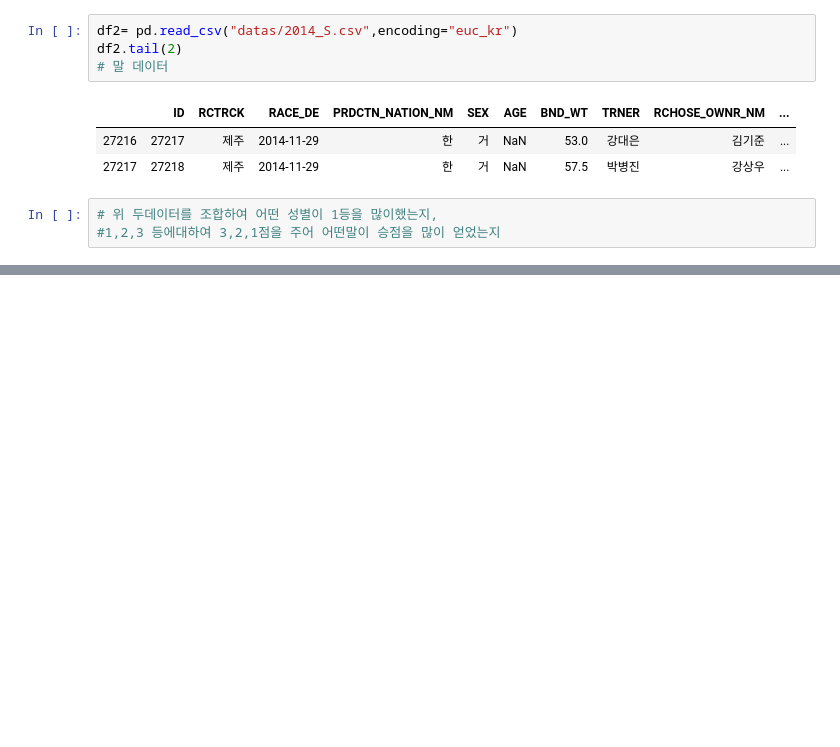
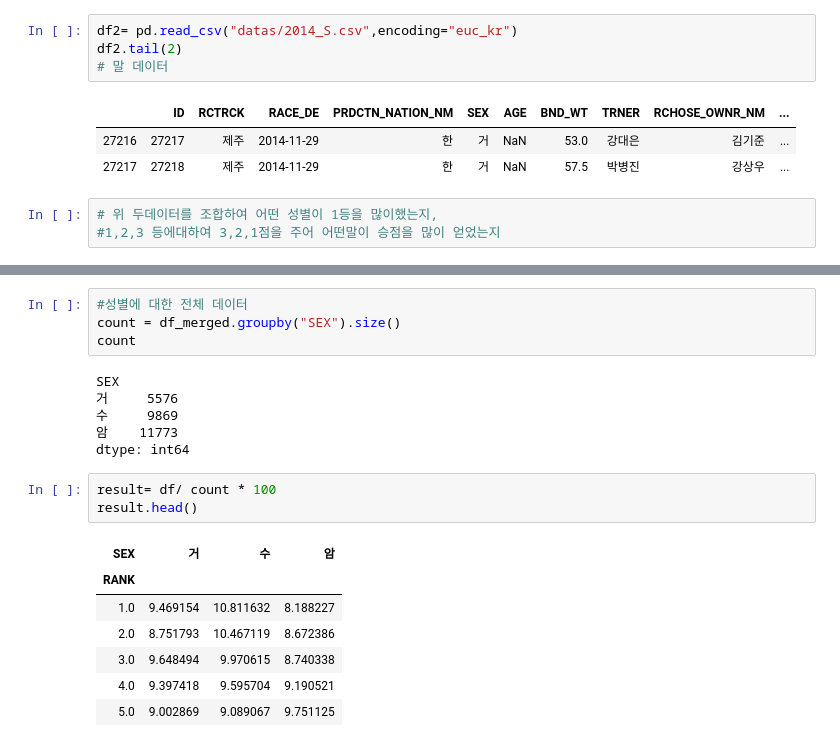
Before and after one commit to wjstkdgns93/study_data, a Jupyter notebook: study_ipython/code/02numpy/02.pandes.ipynb, the cells around one changed output, grey strips where cells are left out. Drawn from its saved outputs; the diff is of its cells as text; blank space fills up the shorter version.

```diff
--- a/study_ipython/code/02numpy/02.pandes.ipynb
+++ b/study_ipython/code/02numpy/02.pandes.ipynb
@@ -769,0 +791,21 @@ df2.tail(2)
+# %%
+#성별에 대한 전체 데이터
+count = df_merged.groupby("SEX").size()
+count
+# %% [output]
+SEX
+거     5576
+수     9869
+암    11773
+dtype: int64
+# %%
+result= df/ count * 100
+result.head()
+# %% [output]
+| SEX | 거 | 수 | 암 |
+| RANK |  |  |  |
+| 1.0 | 9.469154 | 10.811632 | 8.188227 |
+| 2.0 | 8.751793 | 10.467119 | 8.672386 |
+| 3.0 | 9.648494 | 9.970615 | 8.740338 |
+| 4.0 | 9.397418 | 9.595704 | 9.190521 |
+| 5.0 | 9.002869 | 9.089067 | 9.751125 |
```
Also changed, not shown: parts of 8 cells of this notebook, 1 other file.
